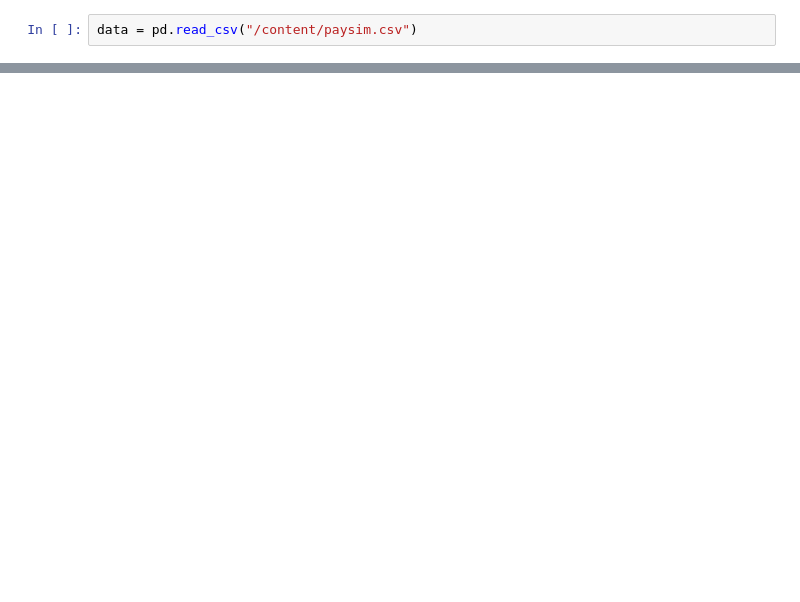
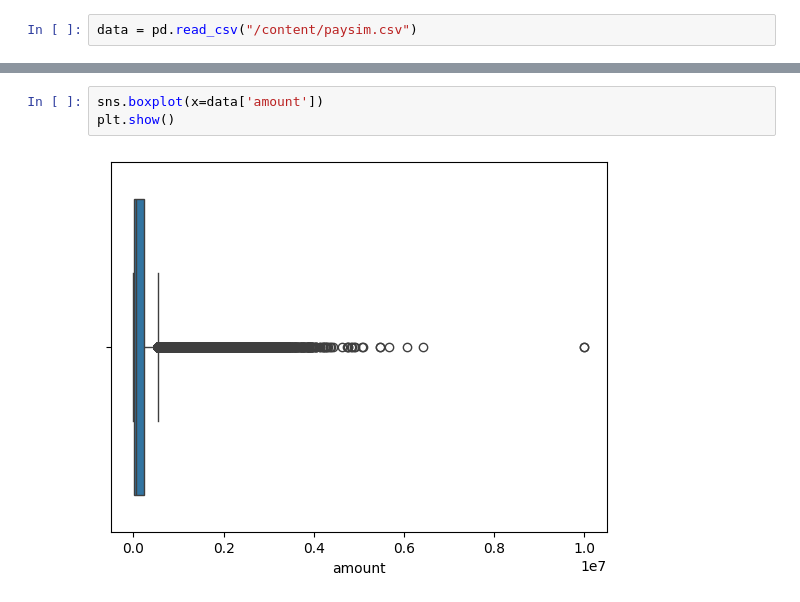
Before and after one commit to tahermatbouly/Credit-Card-Fraud-Detection, a Jupyter notebook: Credit_Card_Fraud_Detection.ipynb, the cells around one changed output, grey strips where cells are left out. Drawn from its saved outputs; the diff is of its cells as text; blank space fills up the shorter version.

```diff
--- a/Credit_Card_Fraud_Detection.ipynb
+++ b/Credit_Card_Fraud_Detection.ipynb
@@ -16,0 +102,5 @@ data.head()
+# %%
+sns.boxplot(x=data['amount'])
+plt.show()
+# %% [output]
+[figure, added]
```
Also changed, not shown: parts of 28 cells of this notebook.
